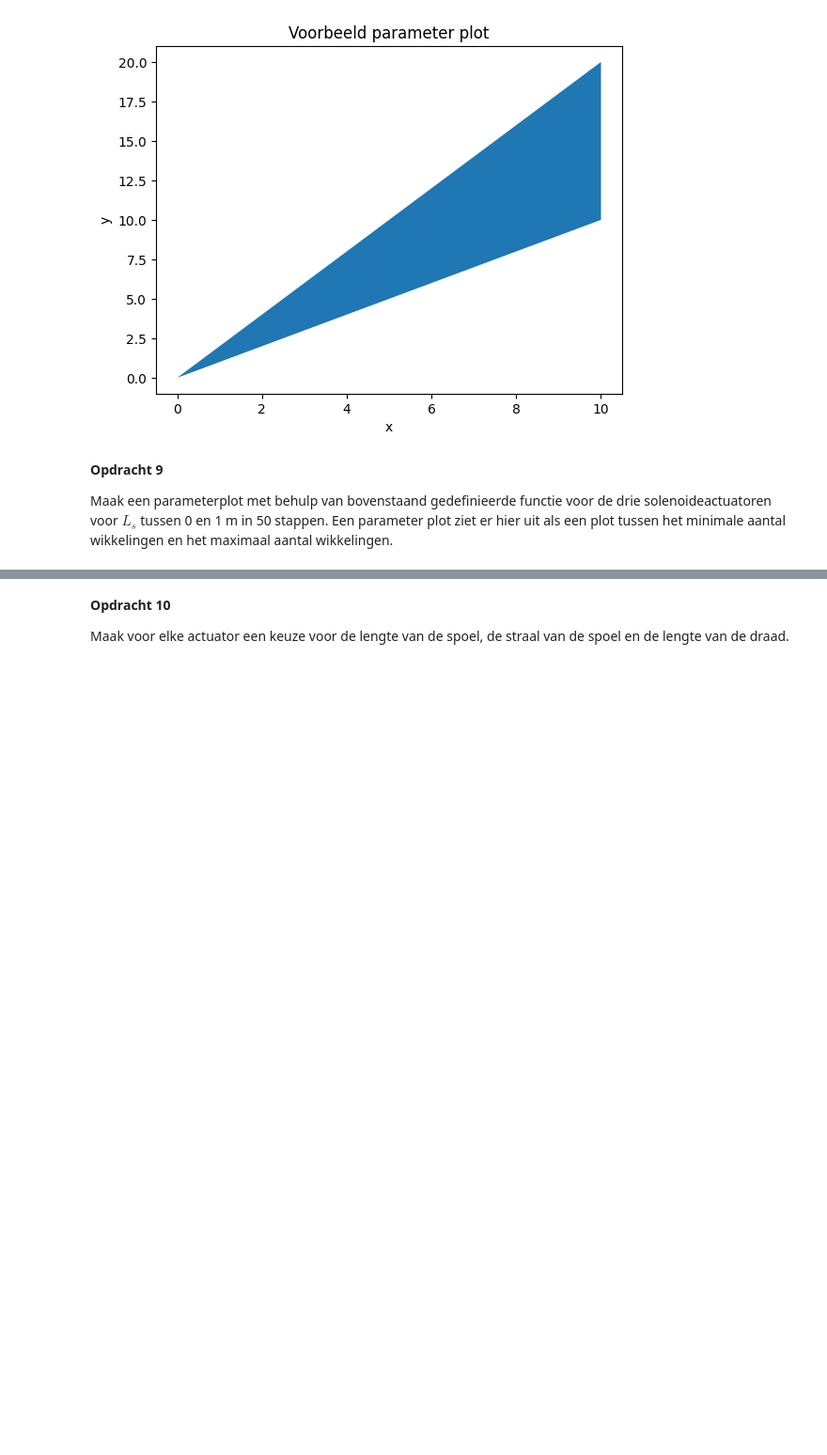
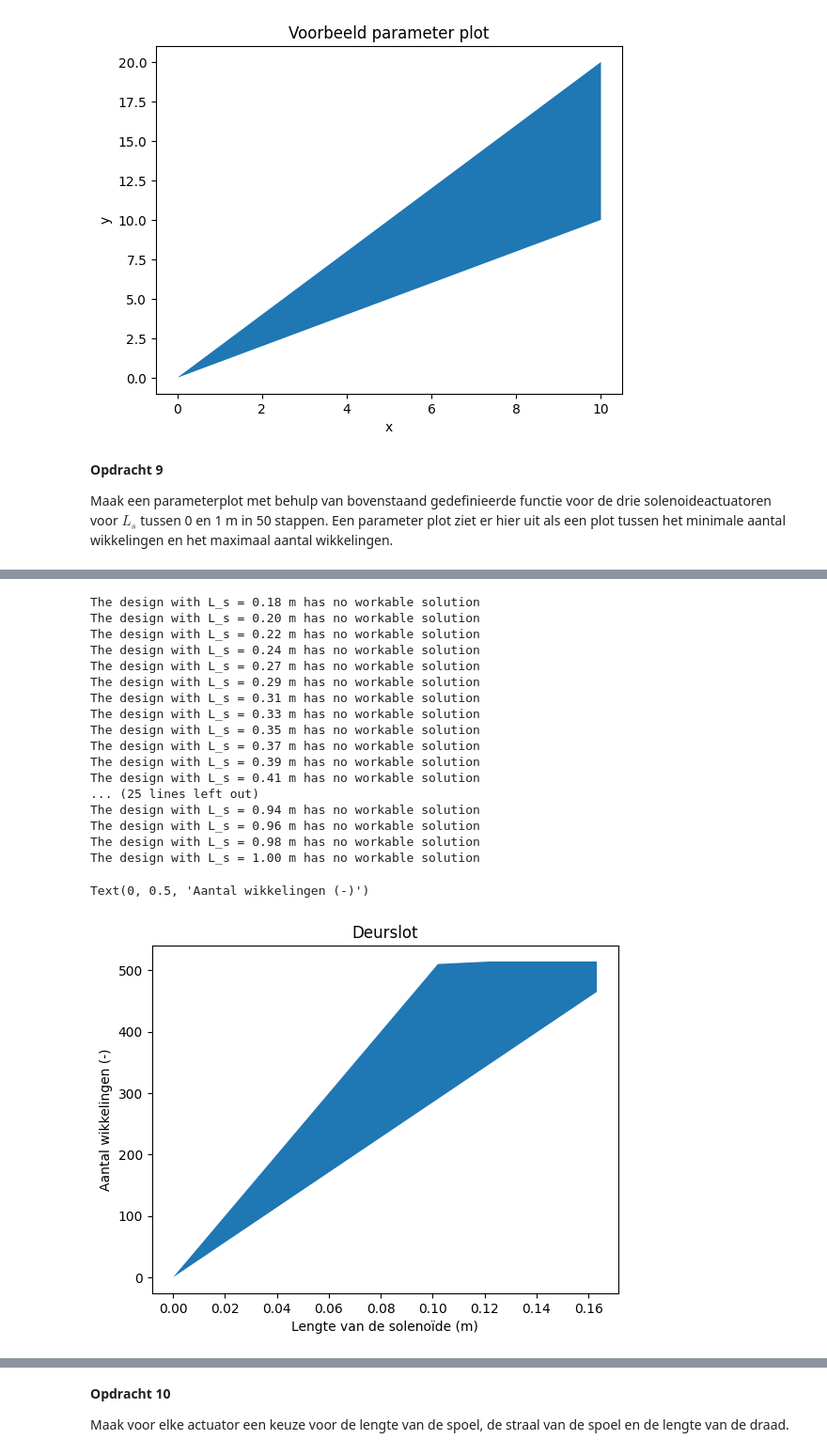
Before and after one commit to Xander1611/opdrachten-DEF-D-AB, a Jupyter notebook: 2KrachtactuatorOpdracht/2KrachtactuatorOpdracht/KrachtactuatorOpdracht.ipynb, the cells around one changed output, grey strips where cells are left out. Shown at 94% size. Drawn from its saved outputs; the diff is of its cells as text; code cells hidden in the pictures; blank space fills up the shorter version.

```diff
--- a/2KrachtactuatorOpdracht/2KrachtactuatorOpdracht/KrachtactuatorOpdracht.ipynb
+++ b/2KrachtactuatorOpdracht/2KrachtactuatorOpdracht/KrachtactuatorOpdracht.ipynb
@@ -206,0 +254,38 @@ Maak een parameterplot met behulp van bovenstaand gedefinieerde functie voor de
+# %%
+# deurslot actuator (optie 1):
+F_1 = 20
+r_1 = 0.01
+V_1 = V_opdr6
+r_d_1 = r_d_opdr6
+
+N_min_1 = np.zeros(len(L_s_array))
+N_max_1 = np.zeros(len(L_s_array))
+
+
+for i in range(len(N_min_vb)):
+    N_min_1[i], N_max_1[i] = aantal_wikkelingen(L_s_array[i],l_max_vb,r_s_opdr6,r_d_1,0.5,F_1)
+
+plt.fill_between(L_s_array,N_min_1,N_max_1) # De ruimte tussen de eisen vullen
+plt.title("Deurslot")
+plt.xlabel("Lengte van de solenoïde (m)")
+plt.ylabel("Aantal wikkelingen (-)")
+# %% [output]
+The design with L_s = 0.18 m has no workable solution
+The design with L_s = 0.20 m has no workable solution
+The design with L_s = 0.22 m has no workable solution
+The design with L_s = 0.24 m has no workable solution
+The design with L_s = 0.27 m has no workable solution
+The design with L_s = 0.29 m has no workable solution
+The design with L_s = 0.31 m has no workable solution
+The design with L_s = 0.33 m has no workable solution
+The design with L_s = 0.35 m has no workable solution
+The design with L_s = 0.37 m has no workable solution
+The design with L_s = 0.39 m has no workable solution
+The design with L_s = 0.41 m has no workable solution
+... (25 lines left out)
+The design with L_s = 0.94 m has no workable solution
+The design with L_s = 0.96 m has no workable solution
+The design with L_s = 0.98 m has no workable solution
+The design with L_s = 1.00 m has no workable solution
+Text(0, 0.5, 'Aantal wikkelingen (-)')
+[figure, added]
```
Also changed, not shown: parts of 6 cells of this notebook.
